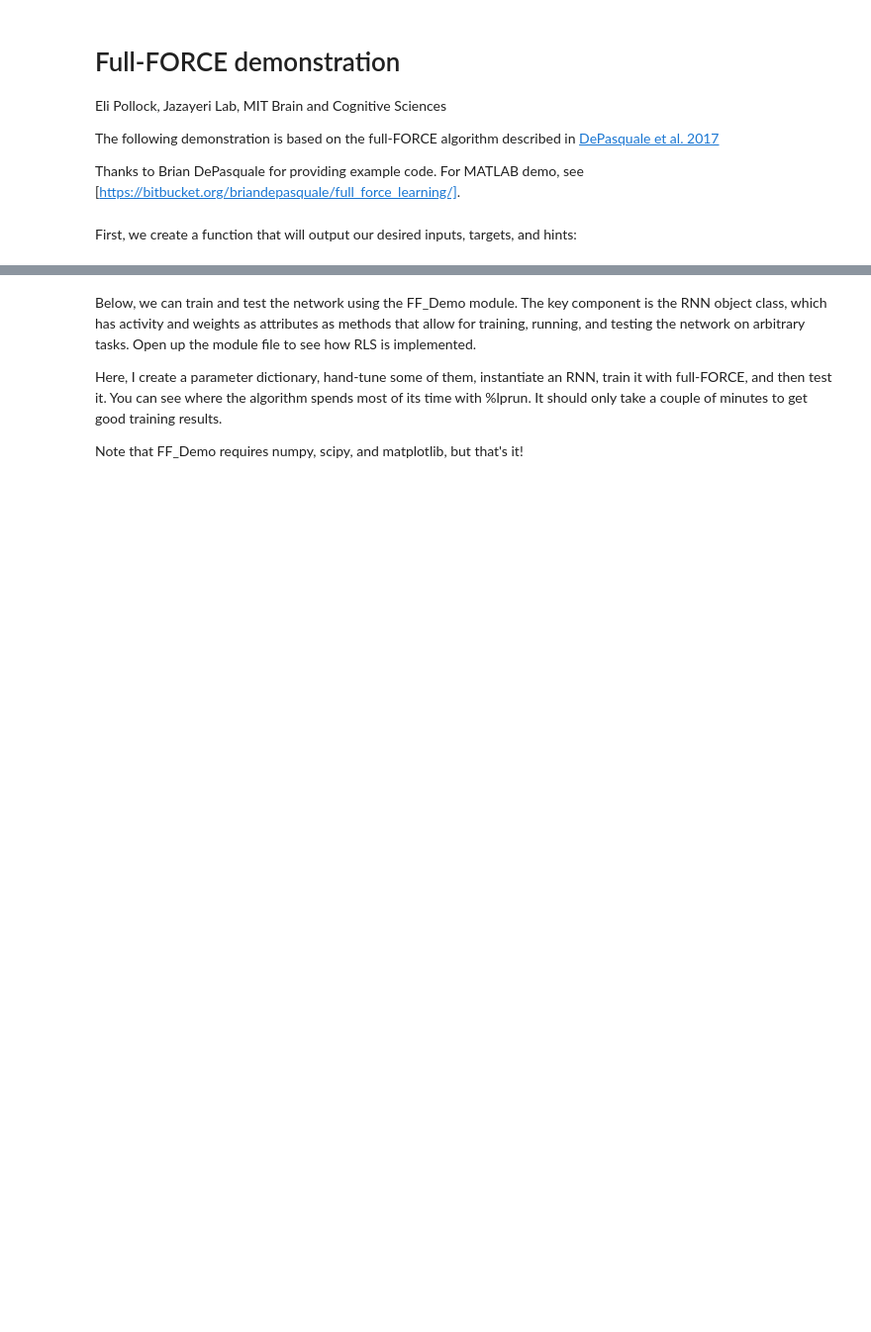
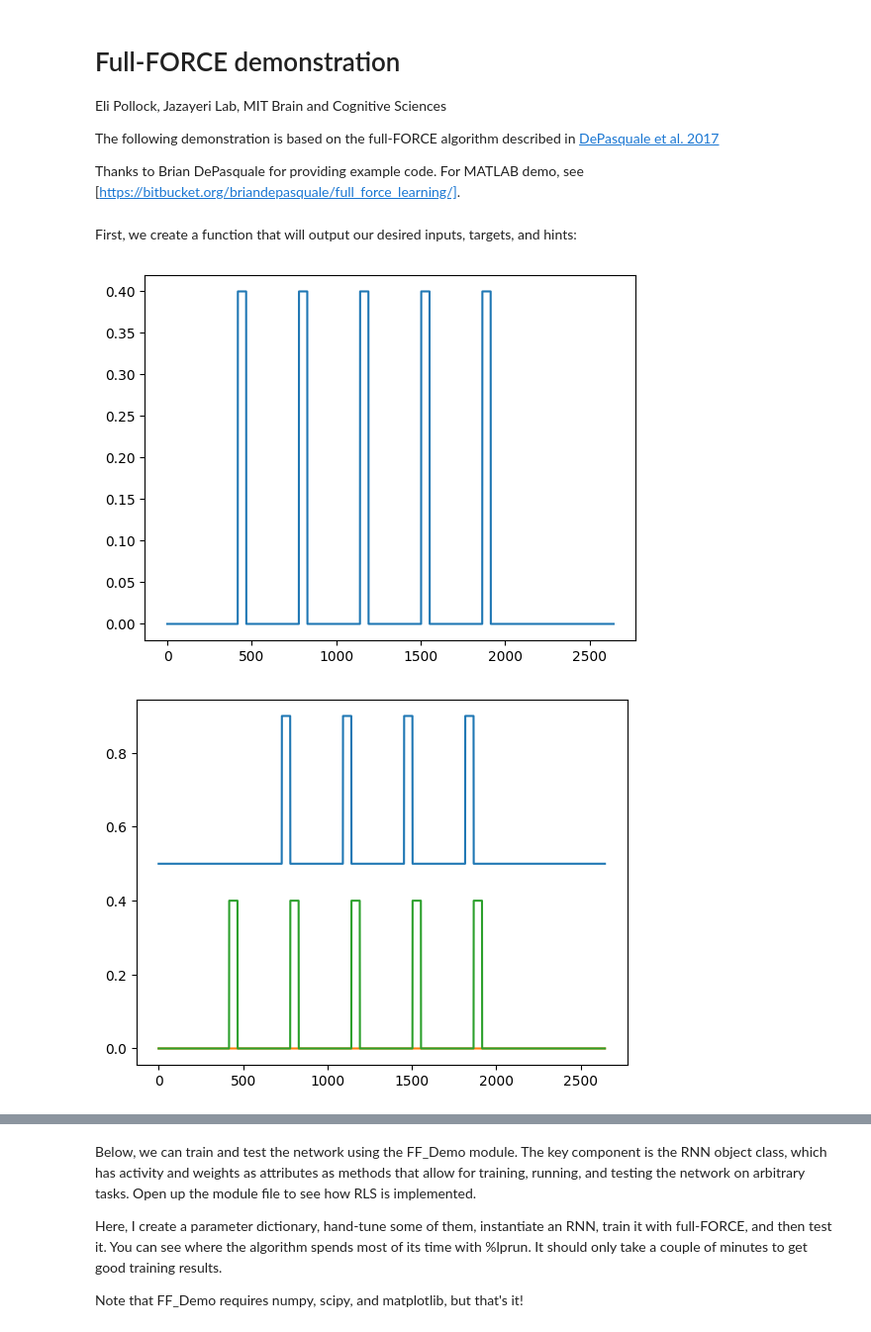
Before and after one commit to METRElab/Full_Force_Pulse_Prediction, a Jupyter notebook: Full-Force-Pulse-Prediction.ipynb, the cells around one changed output, grey strips where cells are left out. Shown at 99% size. Saved outputs shown, nothing was run; the diff lists cells and outputs as text; code cells hidden in the pictures; blank space fills up the shorter version.

```diff
--- a/Full-Force-Pulse-Prediction.ipynb
+++ b/Full-Force-Pulse-Prediction.ipynb
@@ -106,8 +58,8 @@ def trial_pulse_prediction(dt, period, n_events, ITI, hint):
 
     #concatenate with time delay
     idx = a[4][0]
-    fin = np.concatenate((fin[:idx], np.zeros((200, 1)), fin[idx:]), axis=0)
-    fin = fin[:-200]
+    #fin = np.concatenate((fin[:idx], np.zeros((200, 1)), fin[idx:]), axis=0)
+    #fin = fin[:-200]
     plt.plot(fin)
 
     fout = fin - output_offset
@@ -115,30 +67,33 @@ def trial_pulse_prediction(dt, period, n_events, ITI, hint):
     fout[timepoints < ITI/2+pulse_width,0] = -output_offset
     fout[0:-1-pulse_samples]=fout[pulse_samples:-1]
 
     # desired output signals and hint signals
     fhint = np.zeros(fin.shape)
 
 
 
     return fin, fout, fhint
 
 random_pulses(dt=0.001,showplots=1)
 
 
 def specific_pulse(dt, showplots = 0, period = 0.4):
     n_events = 5
     hint = 'nohint'
     #period = 0.7
     ITIb = 0.7 #min. ITI time
     ITIl = 2.0 #mean ITI time
     #print(period)
     ITI = ITIb + np.random.exponential(ITIl) #compute ITI for that trial
     fin, fout, fhint = trial_pulse_prediction(dt, period, n_events, ITI, hint)
     if showplots == 1:
         plt.figure()
         plt.plot(fout)
         plt.plot(fhint)
         plt.plot(fin)
         plt.show()
         plt.legend(['Target','Hints','Input'])
     return fin, fout, fhint
+# %% [output]
+[figure, added]
+[figure, added]
```
Also changed, not shown: parts of 6 cells of this notebook, 3 other files.
